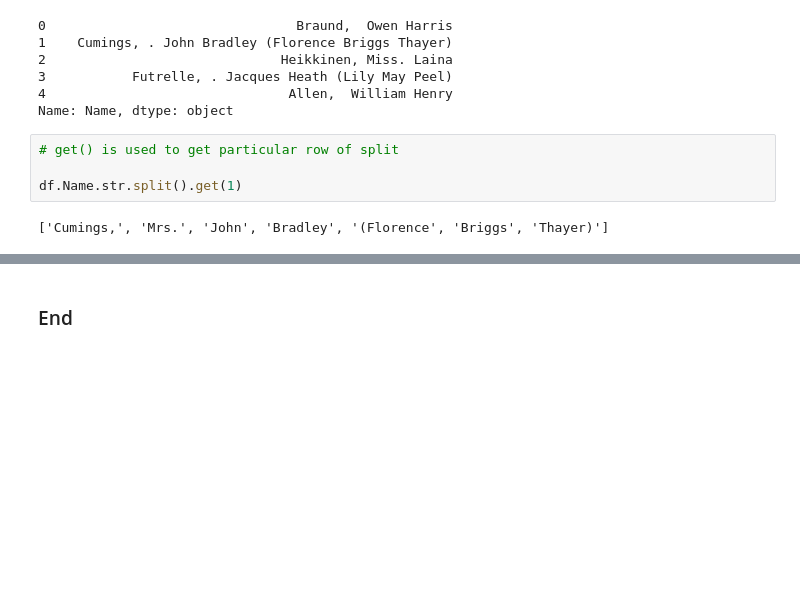
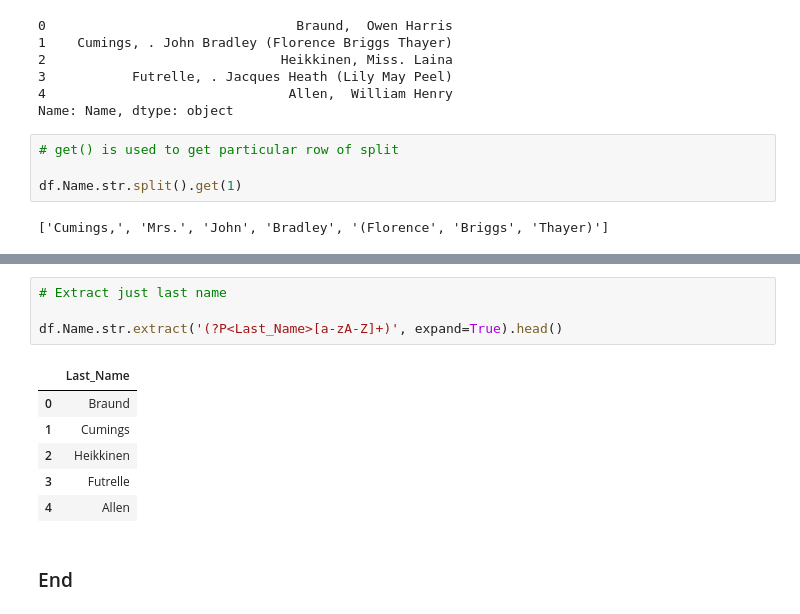
Before and after one commit to groverpr/learn_python_libraries, a Jupyter notebook: pandas/pandas_cheatsheet.ipynb, the cells around one changed output, grey strips where cells are left out. Drawn from its saved outputs; the diff is of its cells as text; blank space fills up the shorter version.

```diff
--- a/pandas/pandas_cheatsheet.ipynb
+++ b/pandas/pandas_cheatsheet.ipynb
@@ -899,2 +913,13 @@ df.Name.str.split().get(1)
+# %%
+# Extract just last name
+
+df.Name.str.extract('(?P<Last_Name>[a-zA-Z]+)', expand=True).head()
+# %% [output]
+|  | Last_Name |
+| 0 | Braund |
+| 1 | Cumings |
+| 2 | Heikkinen |
+| 3 | Futrelle |
+| 4 | Allen |
 # %% [markdown]
 ### End
```
Also changed, not shown: parts of 1 cell of this notebook.
